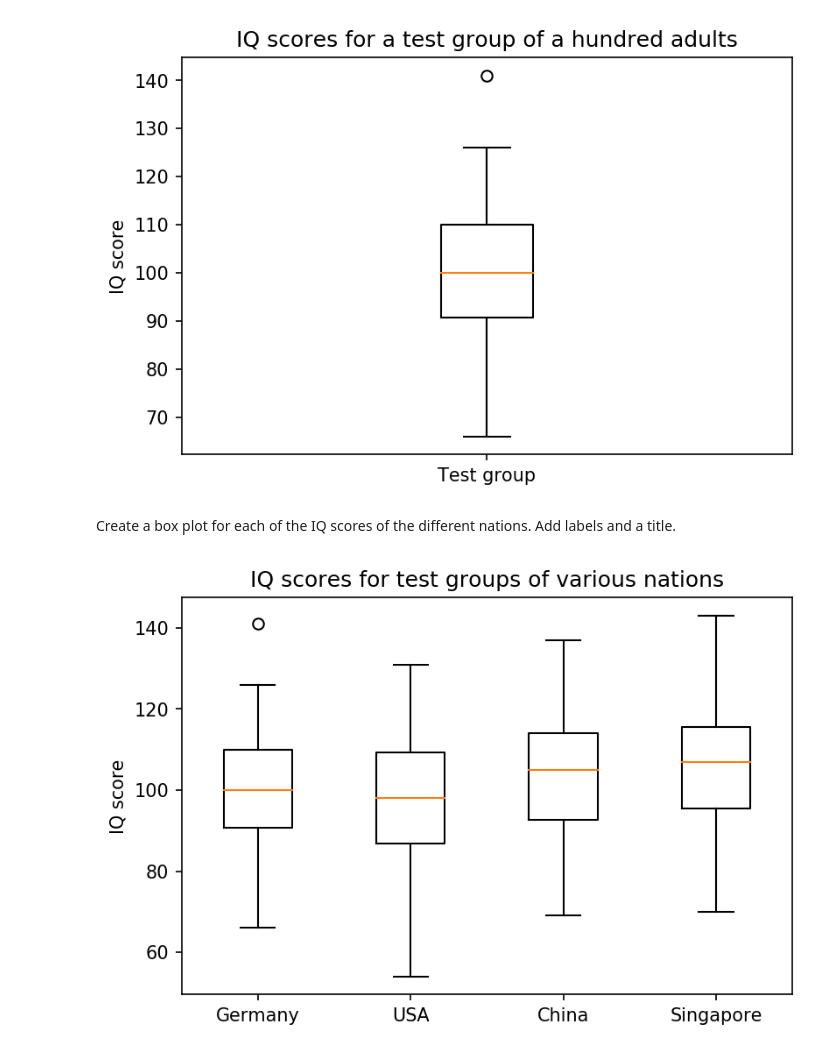
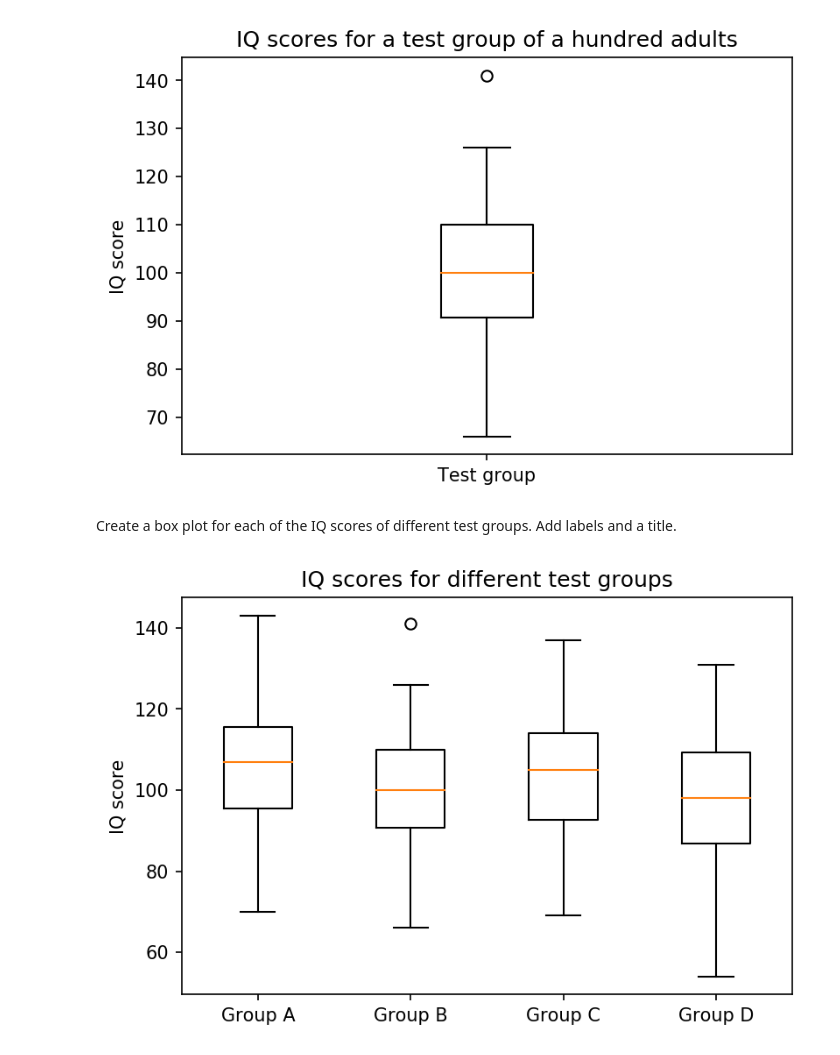
Before and after one commit to TrainingByPackt/Data-Visualization-with-Python, a Jupyter notebook: lesson04/Activity05/activity05_solution.ipynb, the cells around one changed output. Saved outputs shown, nothing was run; the diff lists cells and outputs as text; code cells hidden in the pictures.

```diff
--- a/lesson04/Activity05/activity05_solution.ipynb
+++ b/lesson04/Activity05/activity05_solution.ipynb
@@ -53,7 +53,7 @@ plt.show()
 # %% [output]
 [figure]
 # %%
-singapore = [118, 103, 125, 107, 111,  96, 104,  97,  96, 114,  96,  75, 114,
+group_a = [118, 103, 125, 107, 111,  96, 104,  97,  96, 114,  96,  75, 114,
        107,  87, 117, 117, 114, 117, 112, 107, 133,  94,  91, 118, 110,
        117,  86, 143,  83, 106,  86,  98, 126, 109,  91, 112, 120, 108,
        111, 107,  98,  89, 113, 117,  81, 113, 112,  84, 115,  96,  93,
@@ -61,7 +61,7 @@ singapore = [118, 103, 125, 107, 111,  96, 104,  97,  96, 114,  96,  75, 114,
        130, 107, 106, 106, 101, 117,  93,  94, 103, 112,  98, 103,  70,
        139,  94, 110, 105, 122,  94,  94, 105, 129, 110, 112,  97, 109,
        121, 106, 118, 131,  88, 122, 125,  93,  78]
-germany = [126,  89,  90, 101, 102,  74,  93, 101,  66, 120, 108,  97,  98,
+group_b = [126,  89,  90, 101, 102,  74,  93, 101,  66, 120, 108,  97,  98,
             105, 119,  92, 113,  81, 104, 108,  83, 102, 105, 111, 102, 107,
             103,  89,  89, 110,  71, 110, 120,  85, 111,  83, 122, 120, 102,
             84, 118, 100, 100, 114,  81, 109,  69,  97,  95, 106, 116, 109,
@@ -69,7 +69,7 @@ germany = [126,  89,  90, 101, 102,  74,  93, 101,  66, 120, 108,  97,  98,
             89, 110,  75, 100,  90,  96,  94, 107, 108,  95,  96,  96, 114,
             93,  95, 117, 141, 115,  95,  86, 100, 121, 103,  66,  99,  96,
             111, 110, 105, 110,  91, 112, 102, 112,  75]
-china = [108,  89, 114, 116, 126, 104, 113,  96,  69, 121, 109, 102, 107,
+group_c = [108,  89, 114, 116, 126, 104, 113,  96,  69, 121, 109, 102, 107,
        122, 104, 107, 108, 137, 107, 116,  98, 132, 108, 114,  82,  93,
         89,  90,  86,  91,  99,  98,  83,  93, 114,  96,  95, 113, 103,
         81, 107,  85, 116,  85, 107, 125, 126, 123, 122, 124, 115, 114,
@@ -77,7 +77,7 @@ china = [108,  89, 114, 116, 126, 104, 113,  96,  69, 121, 109, 102, 107,
         82,  90, 117, 108, 115, 113, 108, 104, 103,  90, 110, 114,  92,
        101,  72, 109,  94, 122,  90, 102,  86, 119, 103, 110,  96,  90,
        110,  96,  69,  85, 102,  69,  96, 101,  90]
-usa = [ 93,  99,  91, 110,  80, 113, 111, 115,  98,  74,  96,  80,  83,
+group_d = [ 93,  99,  91, 110,  80, 113, 111, 115,  98,  74,  96,  80,  83,
        102,  60,  91,  82,  90,  97, 101,  89,  89, 117,  91, 104, 104,
        102, 128, 106, 111,  79,  92,  97, 101, 106, 110,  93,  93, 106,
        108,  85,  83, 108,  94,  79,  87, 113, 112, 111, 111,  79, 116,
@@ -86,18 +86,18 @@ usa = [ 93,  99,  91, 110,  80, 113, 111, 115,  98,  74,  96,  80,  83,
        109, 114, 102, 102, 112, 103,  98,  96,  85,  97, 110, 131,  92,
         79, 115, 122,  95, 105,  74,  85,  85,  95]
 # %% [markdown]
-Create a box plot for each of the IQ scores of the different nations. Add labels and a title.
+Create a box plot for each of the IQ scores of different test groups. Add labels and a title.
 # %%
 # Create figure
 plt.figure(figsize=(6, 4), dpi=150)
 # Create histogram
-plt.boxplot([germany, usa, china, singapore])
+plt.boxplot([group_a, group_b, group_c, group_d])
 # Add labels and title
 ax = plt.gca()
-ax.set_xticklabels(['Germany', 'USA', 'China', 'Singapore'])
+ax.set_xticklabels(['Group A', 'Group B', 'Group C', 'Group D'])
 plt.ylabel('IQ score')
-plt.title('IQ scores for test groups of various nations')
+plt.title('IQ scores for different test groups')
 # Show plot
 plt.show()
 # %% [output]
-[figure, old version]
+[figure, new version]
```
Also changed, not shown: 7 other files.
